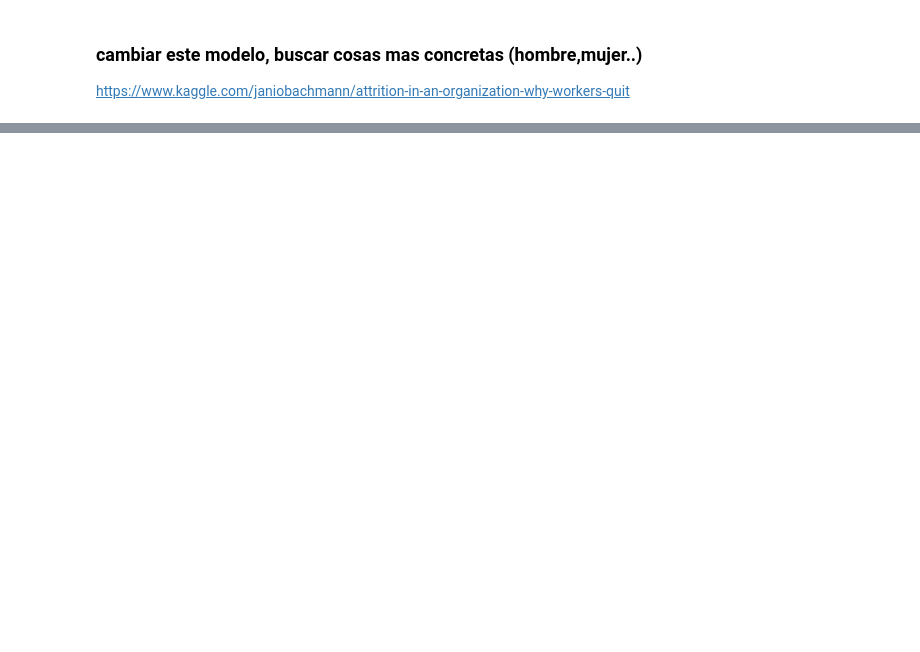
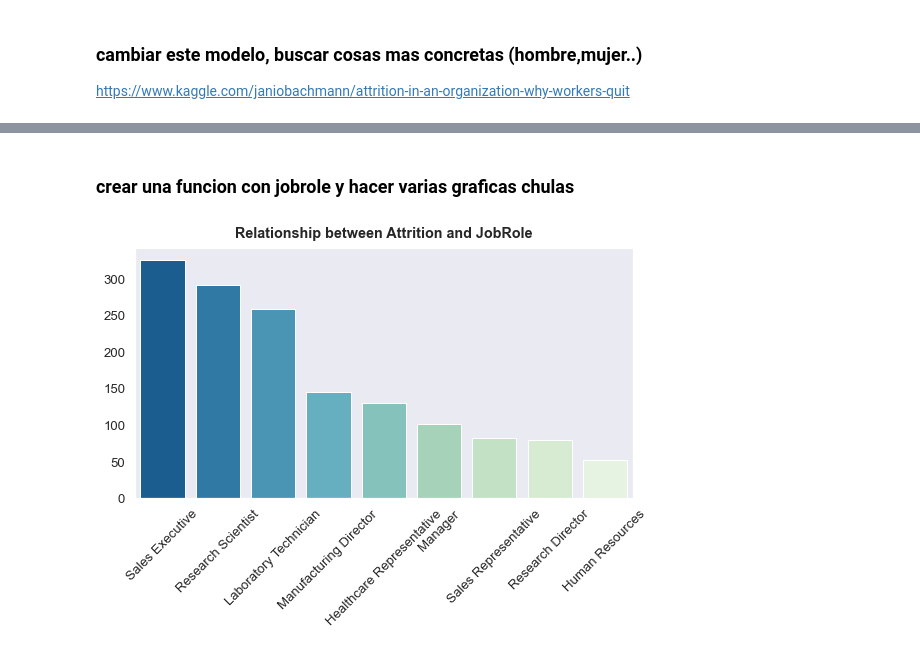
Before and after one commit to gonzalo71/TestGit, a Jupyter notebook: IBM_HR_Analytics_Employee.ipynb, the cells around one changed output, grey strips where cells are left out. Drawn from its saved outputs; the diff is of its cells as text; code cells hidden in the pictures; blank space fills up the shorter version.

```diff
--- a/IBM_HR_Analytics_Employee.ipynb
+++ b/IBM_HR_Analytics_Employee.ipynb
@@ -160,0 +175,20 @@ for i, column in enumerate(cat_cols, 1):
+# %% [markdown]
+### crear una funcion con jobrole y hacer varias graficas chulas
+# %%
+# bussines travel
+JobRole = (df[["JobRole",'Attrition_numeric']].groupby("JobRole")['Attrition_numeric'].count().
+                                                reset_index().
+                                                sort_values(by='Attrition_numeric',ascending=False))
+
+
+
+#plot
+plt.figure(figsize=(8,6))
+g = sns.barplot(x="JobRole", y='Attrition_numeric', data=JobRole,palette='GnBu_r')
+g.set_xticklabels(g.get_xticklabels(), rotation=45)
+plt.ylabel('')
+plt.title("Relationship between Attrition and JobRole")
+plt.xlabel("")
+plt.grid(False)
+# %% [output]
+[figure, added]
```
Also changed, not shown: parts of 8 cells of this notebook, 3 other files.
